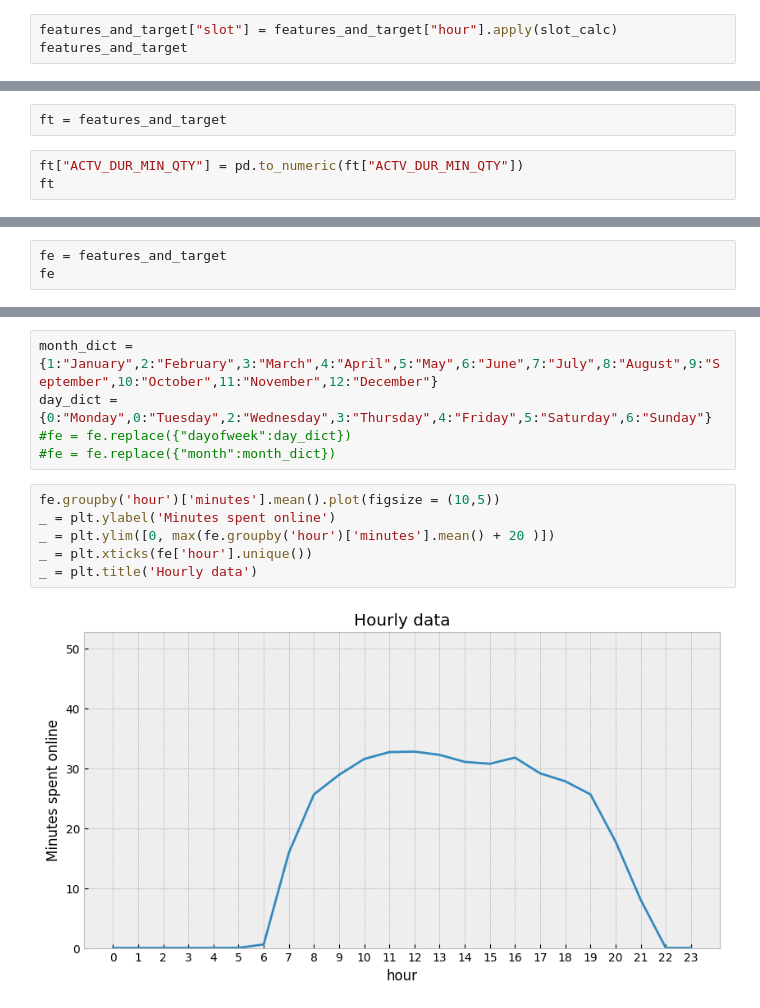
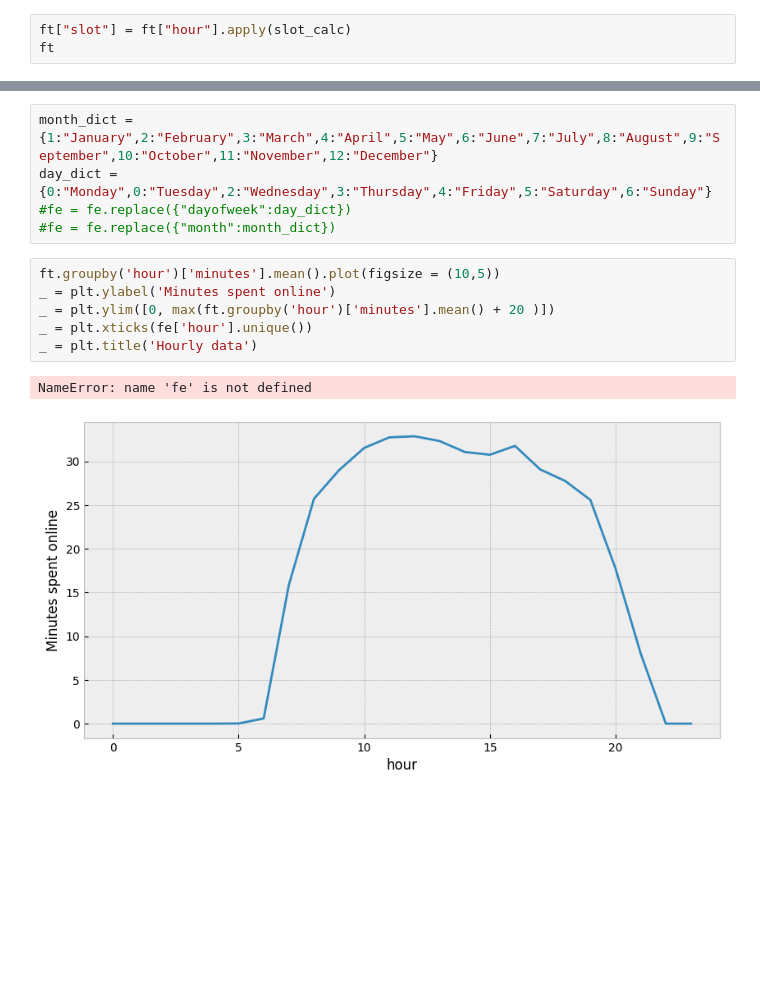
Before and after one commit to yashaswiwal/driver_availability, a Jupyter notebook: driver_availability_EDA.ipynb, the cells around one changed output, grey strips where cells are left out. Drawn from its saved outputs; the diff is of its cells as text; blank space fills up the shorter version.

```diff
--- a/driver_availability_EDA.ipynb
+++ b/driver_availability_EDA.ipynb
@@ -146,6 +230,6 @@ def slot_calc(hour):
     elif hour in range(17,23):
         return "evening"
 # %%
-features_and_target["slot"] = features_and_target["hour"].apply(slot_calc)
-features_and_target
+ft["slot"] = ft["hour"].apply(slot_calc)
+ft
 # %% [output]
@@ -166,5 +249,0 @@ features_and_target
-# %%
-ft = features_and_target
-# %%
-ft["ACTV_DUR_MIN_QTY"] = pd.to_numeric(ft["ACTV_DUR_MIN_QTY"])
-ft
@@ -286,3 +287,0 @@ features_and_target = pd.concat([X, y], axis=1)
-# %%
-fe = features_and_target
-fe
@@ -307,13 +291,14 @@ day_dict = {0:"Monday",0:"Tuesday",2:"Wednesday",3:"Thursday",4:"Friday",5:"Satu
 #fe = fe.replace({"dayofweek":day_dict})
 #fe = fe.replace({"month":month_dict})
 # %%
-fe.groupby('hour')['minutes'].mean().plot(figsize = (10,5))
+ft.groupby('hour')['minutes'].mean().plot(figsize = (10,5))
 _ = plt.ylabel('Minutes spent online')
-_ = plt.ylim([0, max(fe.groupby('hour')['minutes'].mean() + 20 )])
+_ = plt.ylim([0, max(ft.groupby('hour')['minutes'].mean() + 20 )])
 _ = plt.xticks(fe['hour'].unique())
 _ = plt.title('Hourly data')
 # %% [output]
+NameError: name 'fe' is not defined
-[figure, old version]
+[figure, new version]
 # %%
 fe.groupby('month')['minutes'].mean().plot(figsize = (10,5))
 _ = plt.ylabel('Minutes spent online')
```
Also changed, not shown: parts of 30 cells of this notebook.
